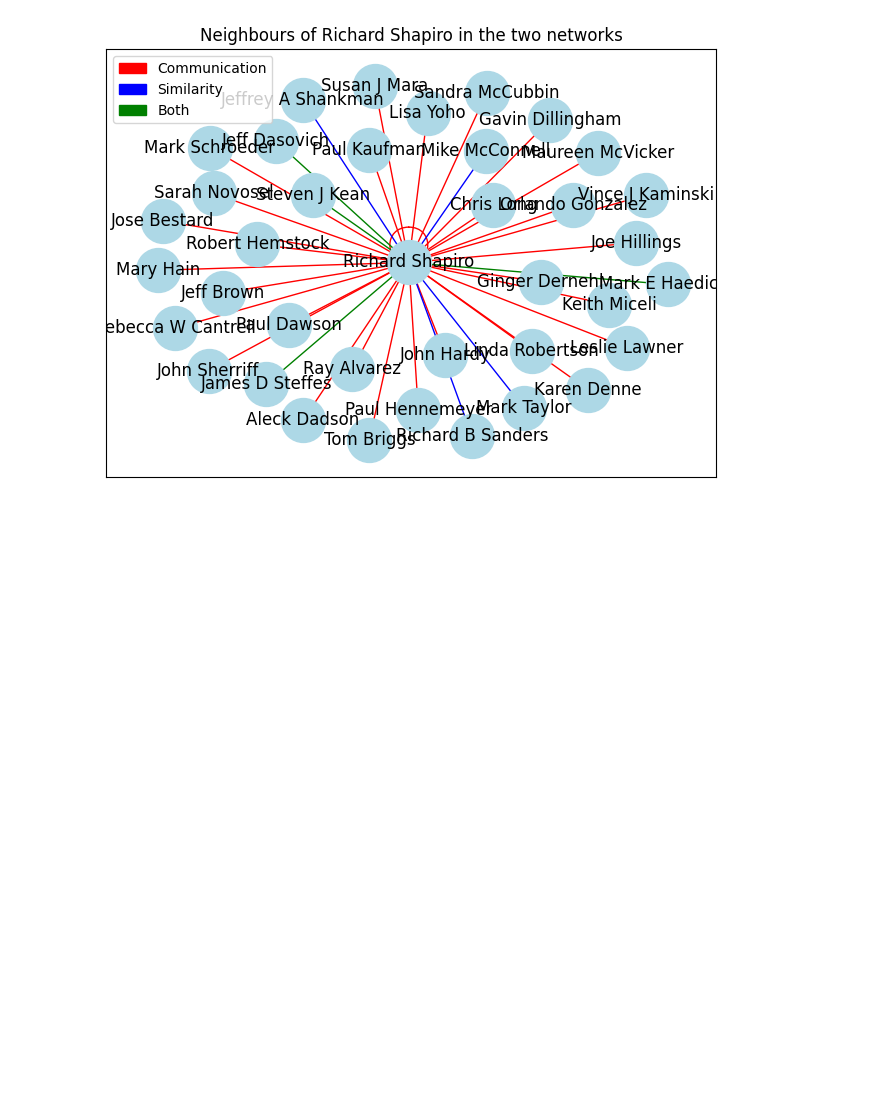
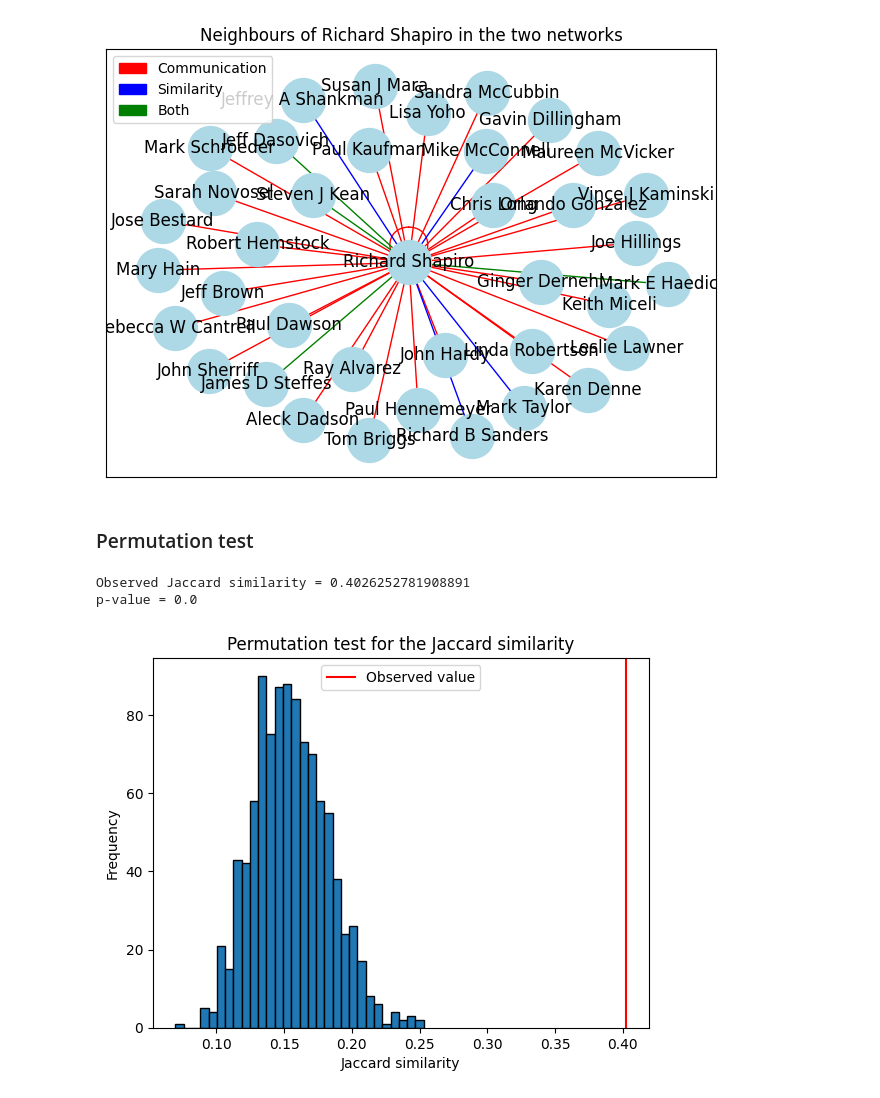
Before and after one commit to mingweiiiiiiiiii/23-24-CS7IS4-Group4, a Jupyter notebook: newExperimentOnEmail.ipynb, the cells around one changed output. Cells and saved outputs as stored; diff of their text form; code cells hidden in the pictures; blank space fills up the shorter version.

```diff
--- a/newExperimentOnEmail.ipynb
+++ b/newExperimentOnEmail.ipynb
@@ -208,3 +215,53 @@ def visualise_sender_networks(selected_sender):
 visualise_sender_networks('Richard Shapiro')
 # %% [output]
 [figure]
+# %% [markdown]
+### Permutation test
+# %%
+import random
+
+# Define population for permutation test
+population = []
+for node in G_comm_trunc.nodes:
+    comm_neighbors = set(G_comm_trunc.neighbors(node))
+    sim_neighbors = set(G_sim.neighbors(node))
+    population.append(list(comm_neighbors))
+    population.append(list(sim_neighbors))
+
+# Calculate the Jaccard similarity for the observed data
+observed_jaccard = np.mean([value['jaccard_similarity'] for value in intersection_dict.values()])
+
+# Perform the permutation test
+num_permutations = 1000
+permutation_jaccard_values = []
+for _ in range(num_permutations):
+    random.shuffle(population)
+    permuted_jaccard_values = []
+    for i in range(0, len(population), 2):
+        comm_neighbors = set(population[i])
+        sim_neighbors = set(population[i+1])
+        intersection = comm_neighbors.intersection(sim_neighbors)
+        union = comm_neighbors.union(sim_neighbors)
+        jaccard_similarity = len(intersection) / len(union)
+        permuted_jaccard_values.append(jaccard_similarity)
+    permutation_jaccard_values.append(np.mean(permuted_jaccard_values))
+
+# Calculate the p-value
+p_value = np.mean([value >= observed_jaccard for value in permutation_jaccard_values])
+print(f"Observed Jaccard similarity = {observed_jaccard}")
+print(f"p-value = {p_value}")
+# %% [output]
+Observed Jaccard similarity = 0.4026252781908891
+p-value = 0.0
+# %%
+# Visualise the permutation test
+fig, ax = plt.subplots()
+ax.hist(permutation_jaccard_values, bins=30, edgecolor='black')
+ax.axvline(x=observed_jaccard, color='red', label='Observed value')
+ax.set_xlabel('Jaccard similarity')
+ax.set_ylabel('Frequency')
+ax.set_title('Permutation test for the Jaccard similarity')
+ax.legend()
+plt.show()
+# %% [output]
+[figure, added]
```
Also changed, not shown: parts of 4 cells of this notebook, 1 other file.
